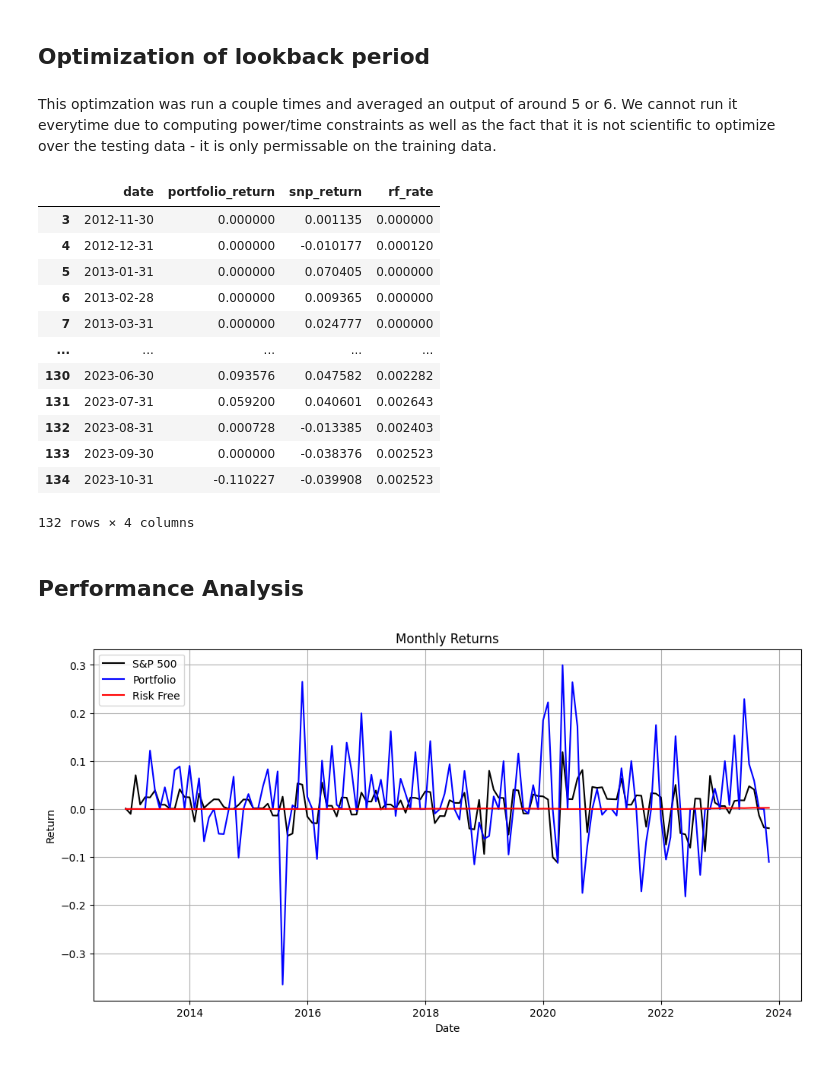
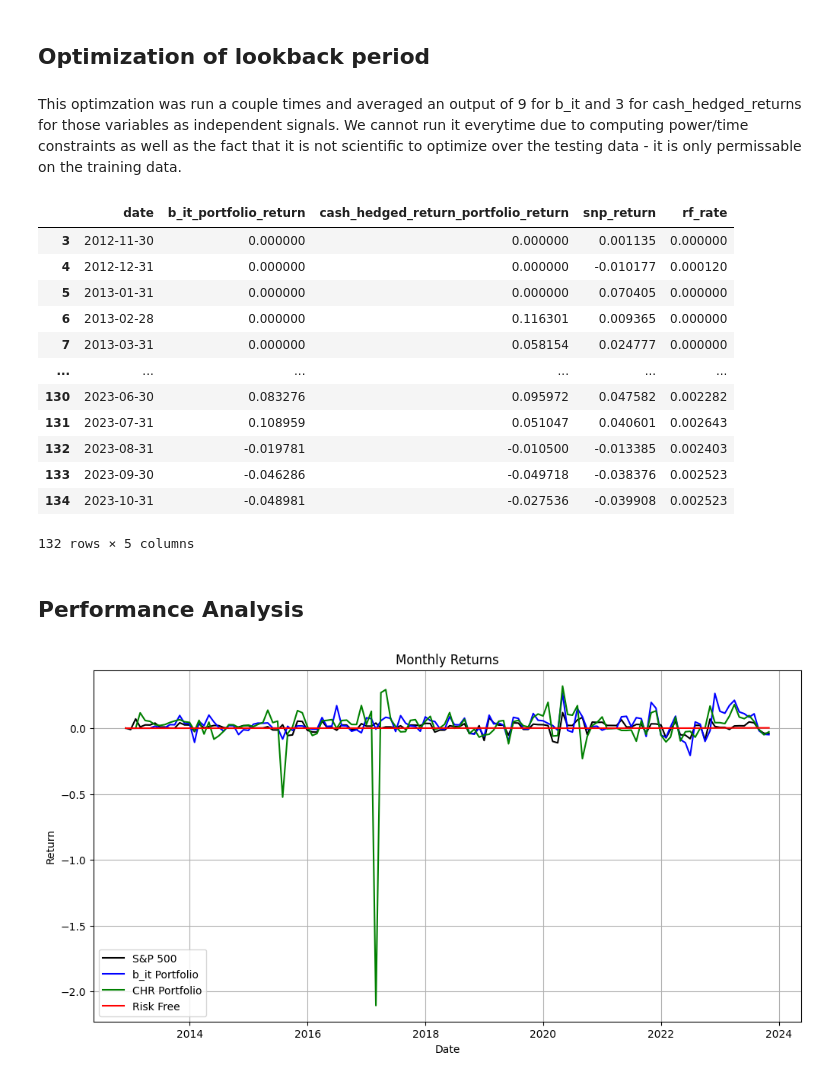
Before and after one commit to veervohra03/CashHedged, a Jupyter notebook: Veer-Base.ipynb, the cells around one changed output. Cells and saved outputs as stored; diff of their text form; code cells hidden in the pictures.

```diff
--- a/Veer-Base.ipynb
+++ b/Veer-Base.ipynb
@@ -365,23 +365,27 @@ def get_gvkey(permno):
     ''')
     return link['gvkey'][0]
 
-query = """
-select distinct on (a.permno) a.permno, a.comnam
-from crsp.stocknames a
-where a.comnam ilike '%%alphabet%%' and a.cusip like '02079K30'
-    or a.comnam ilike '%%amazon%%'
-    or a.comnam ilike 'apple inc%%'
-    or a.comnam ilike '%%meta platforms%%'
-    or a.comnam ilike '%%microsoft%%'
-    or a.comnam ilike '%%nvidia%%'
-    or a.comnam ilike '%%tesla inc%%'
-    or a.comnam ilike '%%netflix%%'
-    or a.comnam ilike '%%walmart%%'
-    or a.comnam ilike '%%pfizer%%'
+ids = conn.raw_sql("""
+SELECT
+    DISTINCT ON (a.permno)
+    a.permno,
+    a.comnam
+FROM
+    crsp.stocknames a
+WHERE
+    a.comnam ilike '%%alphabet%%' AND a.cusip like '02079K30' OR
+    a.comnam ilike '%%amazon%%' OR
+    a.comnam ilike '%%apple inc%%' OR
+    a.comnam ilike '%%meta platforms%%' OR
+    a.comnam ilike '%%microsoft%%' OR
+    a.comnam ilike '%%nvidia%%' OR
+    a.comnam ilike '%%tesla inc%%' OR
+    a.comnam ilike '%%netflix%%' OR
+    a.comnam ilike '%%walmart%%' OR
+    a.comnam ilike '%%pfizer%%'
 ;
-"""
+""")
 
-ids = conn.raw_sql(query)
 permnos = ids['permno'].to_list()
 
 gvkeys = [get_gvkey(permno) for permno in permnos]
@@ -540,7 +515,7 @@ def backtest_portfolio(inp, lookback_months, signal='cash_hedged_return', return
             portfolio_return = 0
 
         # Append portfolio return
-        portfolio_returns.append({'date': current_date, 'portfolio_return': portfolio_return})
+        portfolio_returns.append({'date': current_date, f'{signal}_portfolio_return': portfolio_return})
 
     # Return the portfolio returns as a DataFrame
     portfolio_returns_df = pd.DataFrame(portfolio_returns)
@@ -548,7 +523,7 @@ def backtest_portfolio(inp, lookback_months, signal='cash_hedged_return', return
 # %% [markdown]
 ## Optimization of lookback period
 # %% [markdown]
-This optimzation was run a couple times and averaged an output of around 5 or 6. We cannot run it everytime due to computing power/time constraints as well as the fact that it is not scientific to optimize over the testing data - it is only permissable on the training data.
+This optimzation was run a couple times and averaged an output of 9 for b_it and 3 for cash_hedged_returns for those variables as independent signals. We cannot run it everytime due to computing power/time constraints as well as the fact that it is not scientific to optimize over the testing data - it is only permissable on the training data.
 # %%
 # from scipy.optimize import minimize
 
@@ -583,33 +558,37 @@ This optimzation was run a couple times and averaged an output of around 5 or 6.
 # optimal_lookback_months = int(result.x)
 # print(f"Optimal Lookback Months: {optimal_lookback_months}")
 # %%
-temp = backtest_portfolio(out, lookback_months=5)
+temp_1 = backtest_portfolio(out, signal='b_it', lookback_months=9)
+temp_2 = backtest_portfolio(out, signal='cash_hedged_return', lookback_months=3)
 
-portfolio = pd.merge(temp, out[out['permno'] == out['permno'][0]], on='date', how='left')
+portfolio = pd.merge(temp_1, out[out['permno'] == out['permno'][0]], on='date', how='left')
 
-portfolio = portfolio[['date', 'portfolio_return', 'snp_return', 'rf_rate']].dropna()
+portfolio = pd.merge(portfolio, temp_2, on='date', how='left')
+
+portfolio = portfolio[['date', 'b_it_portfolio_return', 'cash_hedged_return_portfolio_return', 'snp_return', 'rf_rate']].dropna()
 
 portfolio
 # %% [output]
-|  | date | portfolio_return | snp_return | rf_rate |
-| 3 | 2012-11-30 | 0.000000 | 0.001135 | 0.000000 |
-| 4 | 2012-12-31 | 0.000000 | -0.010177 | 0.000120 |
-| 5 | 2013-01-31 | 0.000000 | 0.070405 | 0.000000 |
-| 6 | 2013-02-28 | 0.000000 | 0.009365 | 0.000000 |
-| 7 | 2013-03-31 | 0.000000 | 0.024777 | 0.000000 |
-| ... | ... | ... | ... | ... |
-| 130 | 2023-06-30 | 0.093576 | 0.047582 | 0.002282 |
-| 131 | 2023-07-31 | 0.059200 | 0.040601 | 0.002643 |
-| 132 | 2023-08-31 | 0.000728 | -0.013385 | 0.002403 |
-| 133 | 2023-09-30 | 0.000000 | -0.038376 | 0.002523 |
-| 134 | 2023-10-31 | -0.110227 | -0.039908 | 0.002523 |
+|  | date | b_it_portfolio_return | cash_hedged_return_portfolio_return | snp_return | rf_rate |
+| 3 | 2012-11-30 | 0.000000 | 0.000000 | 0.001135 | 0.000000 |
+| 4 | 2012-12-31 | 0.000000 | 0.000000 | -0.010177 | 0.000120 |
+| 5 | 2013-01-31 | 0.000000 | 0.000000 | 0.070405 | 0.000000 |
+| 6 | 2013-02-28 | 0.000000 | 0.116301 | 0.009365 | 0.000000 |
+| 7 | 2013-03-31 | 0.000000 | 0.058154 | 0.024777 | 0.000000 |
+| ... | ... | ... | ... | ... | ... |
+| 130 | 2023-06-30 | 0.083276 | 0.095972 | 0.047582 | 0.002282 |
+| 131 | 2023-07-31 | 0.108959 | 0.051047 | 0.040601 | 0.002643 |
+| 132 | 2023-08-31 | -0.019781 | -0.010500 | -0.013385 | 0.002403 |
+| 133 | 2023-09-30 | -0.046286 | -0.049718 | -0.038376 | 0.002523 |
+| 134 | 2023-10-31 | -0.048981 | -0.027536 | -0.039908 | 0.002523 |
-132 rows × 4 columns
+132 rows × 5 columns
 # %% [markdown]
  ## Performance Analysis
 # %%
 plt.figure(figsize=(12, 6))
 plt.plot(portfolio['date'], portfolio['snp_return'], label='S&P 500', color='black')
-plt.plot(portfolio['date'], portfolio['portfolio_return'], label='Portfolio', color='blue')
+plt.plot(portfolio['date'], portfolio['b_it_portfolio_return'], label='b_it Portfolio', color='blue')
+plt.plot(portfolio['date'], portfolio['cash_hedged_return_portfolio_return'], label='CHR Portfolio', color='green')
 plt.plot(portfolio['date'], portfolio['rf_rate'], label='Risk Free', color='red')
 plt.title('Monthly Returns')
 plt.xlabel('Date')
@@ -618,7 +597,7 @@ plt.legend()
 plt.grid()
 plt.show()
 # %% [output]
-[figure, old version]
+[figure, new version]
 # %%
 portfolio['log_temp_return'] = np.log1p(portfolio['snp_return'])
 portfolio['snp_cum_return'] = np.expm1(portfolio['log_temp_return'].cumsum())
```
Also changed, not shown: parts of 11 cells of this notebook.
